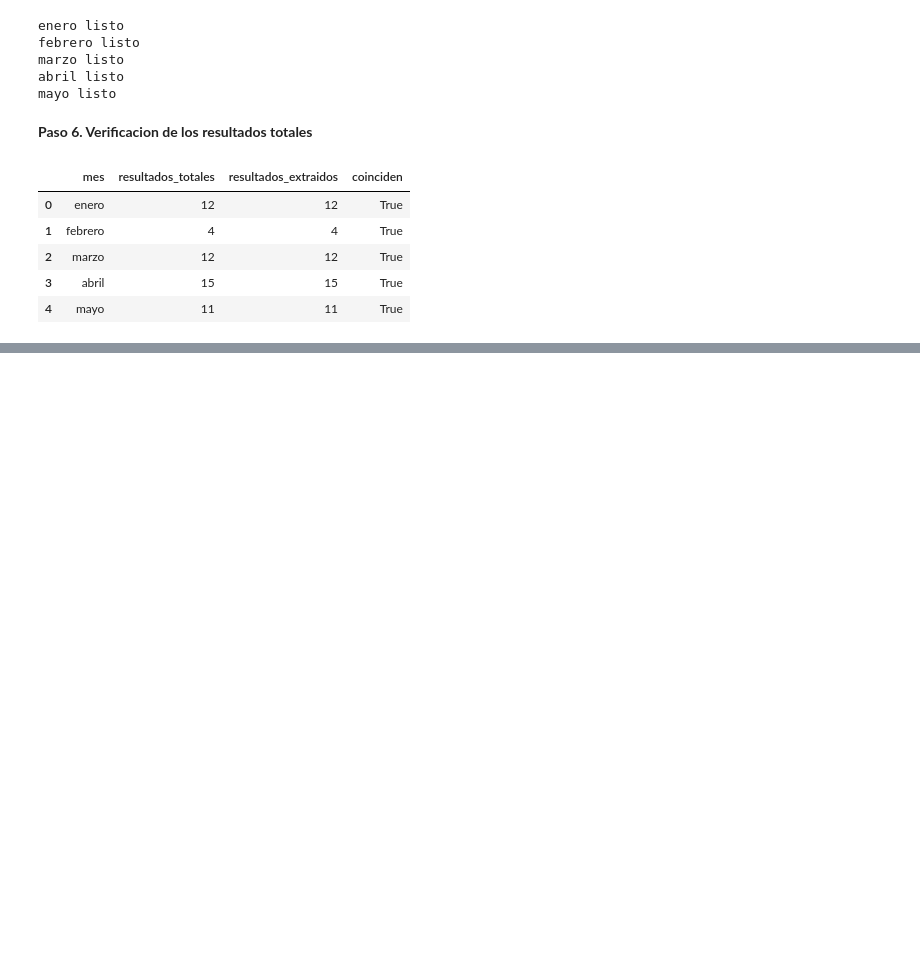
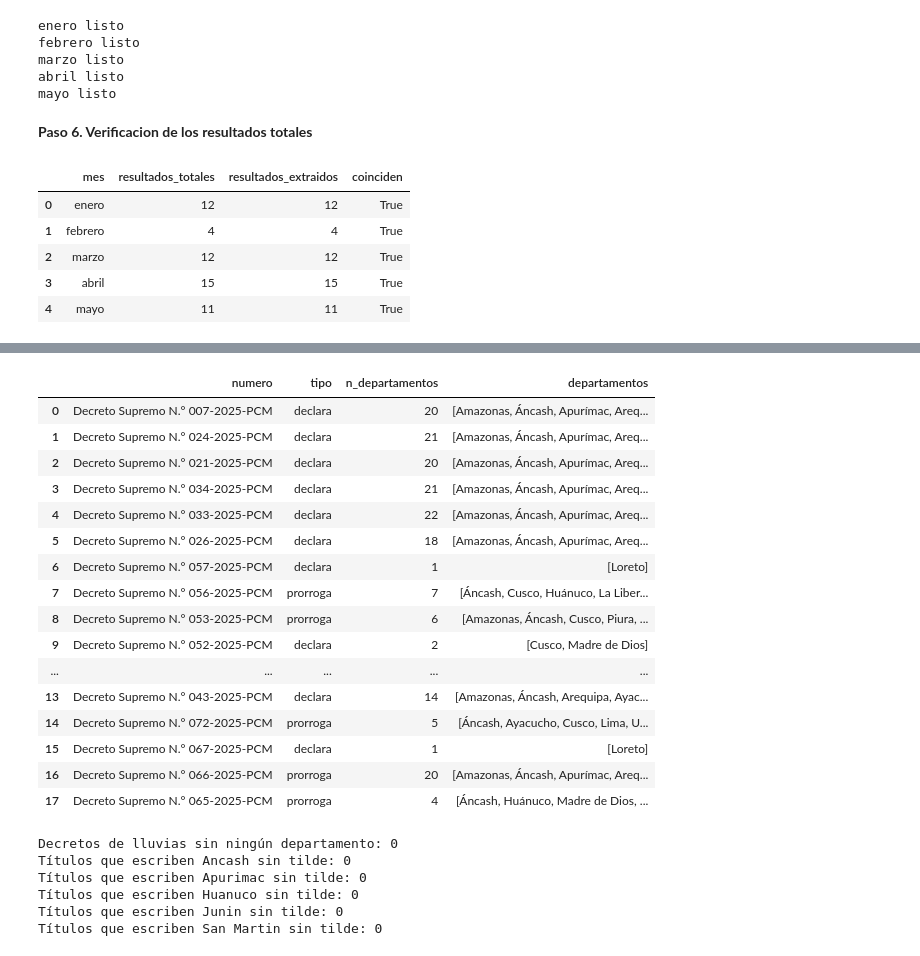
Before and after one commit to serugiran96/group_08, a Jupyter notebook: assignment_2/scraping_emergencias.ipynb, the cells around one changed output, grey strips where cells are left out. Saved outputs shown, nothing was run; the diff lists cells and outputs as text; code cells hidden in the pictures; blank space fills up the shorter version.

```diff
--- a/assignment_2/scraping_emergencias.ipynb
+++ b/assignment_2/scraping_emergencias.ipynb
@@ -230,0 +308,9 @@ tabla_verificacion
+# %%
+titulos_completos = []
+for enlace in normas["enlace"]:
+    titulos_completos.append(leer_titulo_completo(enlace))
+    time.sleep(1)   # pausa de 1 segundo entre páginas
+
+normas["titulo_completo"] = titulos_completos
+print("Títulos descargados:", len(titulos_completos), "de", len(normas))
+print("Títulos que venían cortados en la lista:", cortados.sum())
@@ -230,0 +320,4 @@ tabla_verificacion
+# %%
+# Verificación: los títulos que venían cortados ahora están completos
+pd.set_option("display.max_colwidth", None)
+normas.loc[cortados, ["numero", "titulo", "titulo_completo"]].head(5)
@@ -230,0 +477,8 @@ tabla_verificacion
+# %%
+decretos_lluvias = normas[normas["es_lluvia"]].reset_index(drop=True)
+
+print("Normas de lluvias:", len(decretos_lluvias))
+print(decretos_lluvias["tipo"].value_counts(), "\n")
+print(decretos_lluvias["motivo"].value_counts())
+
+decretos_lluvias[["numero", "fecha", "tipo", "motivo", "titulo_completo"]].head(5)
@@ -230,0 +508,56 @@ tabla_verificacion
+# %%
+departamentos = ["Amazonas", "Áncash", "Apurímac", "Arequipa", "Ayacucho",
+"Cajamarca", "Callao", "Cusco", "Huancavelica", "Huánuco",
+"Ica", "Junín", "La Libertad", "Lambayeque", "Lima", "Loreto",
+"Madre de Dios", "Moquegua", "Pasco", "Piura", "Puno",
+"San Martín", "Tacna", "Tumbes", "Ucayali"]
+
+
+def buscar_departamentos(titulo):
+    """Devuelve la lista de departamentos que menciona el título, cada uno una sola vez."""
+    encontrados = []
+    for departamento in departamentos:
+        if re.search(r"\b" + departamento + r"\b", titulo):
+            encontrados.append(departamento)
+    return encontrados
+
+
+decretos_lluvias["departamentos"] = decretos_lluvias["titulo_completo"].apply(buscar_departamentos)
+decretos_lluvias["n_departamentos"] = decretos_lluvias["departamentos"].apply(len)
+
+decretos_lluvias[["numero", "tipo", "n_departamentos", "departamentos"]]
+# %% [output]
+|  | numero | tipo | n_departamentos | departamentos |
+| 0 | Decreto Supremo N.° 007-2025-PCM | declara | 20 | [Amazonas, Áncash, Apurímac, Areq... |
+| 1 | Decreto Supremo N.° 024-2025-PCM | declara | 21 | [Amazonas, Áncash, Apurímac, Areq... |
+| 2 | Decreto Supremo N.° 021-2025-PCM | declara | 20 | [Amazonas, Áncash, Apurímac, Areq... |
+| 3 | Decreto Supremo N.° 034-2025-PCM | declara | 21 | [Amazonas, Áncash, Apurímac, Areq... |
+| 4 | Decreto Supremo N.° 033-2025-PCM | declara | 22 | [Amazonas, Áncash, Apurímac, Areq... |
+| 5 | Decreto Supremo N.° 026-2025-PCM | declara | 18 | [Amazonas, Áncash, Apurímac, Areq... |
+| 6 | Decreto Supremo N.° 057-2025-PCM | declara | 1 | [Loreto] |
+| 7 | Decreto Supremo N.° 056-2025-PCM | prorroga | 7 | [Áncash, Cusco, Huánuco, La Liber... |
+| 8 | Decreto Supremo N.° 053-2025-PCM | prorroga | 6 | [Amazonas, Áncash, Cusco, Piura, ... |
+| 9 | Decreto Supremo N.° 052-2025-PCM | declara | 2 | [Cusco, Madre de Dios] |
+| ... | ... | ... | ... | ... |
+| 13 | Decreto Supremo N.° 043-2025-PCM | declara | 14 | [Amazonas, Áncash, Arequipa, Ayac... |
+| 14 | Decreto Supremo N.° 072-2025-PCM | prorroga | 5 | [Áncash, Ayacucho, Cusco, Lima, U... |
+| 15 | Decreto Supremo N.° 067-2025-PCM | declara | 1 | [Loreto] |
+| 16 | Decreto Supremo N.° 066-2025-PCM | prorroga | 20 | [Amazonas, Áncash, Apurímac, Areq... |
+| 17 | Decreto Supremo N.° 065-2025-PCM | prorroga | 4 | [Áncash, Huánuco, Madre de Dios, ... |
+# %%
+# Verificación 1: todo decreto de lluvias debe mencionar al menos un departamento
+sin_departamento = decretos_lluvias[decretos_lluvias["n_departamentos"] == 0]
+print("Decretos de lluvias sin ningún departamento:", len(sin_departamento))
+
+# Verificación 2: si un título escribiera un departamento sin tilde, no lo encontraríamos
+sin_tilde = ["Ancash", "Apurimac", "Huanuco", "Junin", "San Martin"]
+for nombre in sin_tilde:
+    veces = decretos_lluvias["titulo_completo"].str.contains(r"\b" + nombre + r"\b").sum()
+    print("Títulos que escriben", nombre, "sin tilde:", veces)
+# %% [output]
+Decretos de lluvias sin ningún departamento: 0
+Títulos que escriben Ancash sin tilde: 0
+Títulos que escriben Apurimac sin tilde: 0
+Títulos que escriben Huanuco sin tilde: 0
+Títulos que escriben Junin sin tilde: 0
+Títulos que escriben San Martin sin tilde: 0
```
Also changed, not shown: parts of 34 cells of this notebook, 2 other files.
